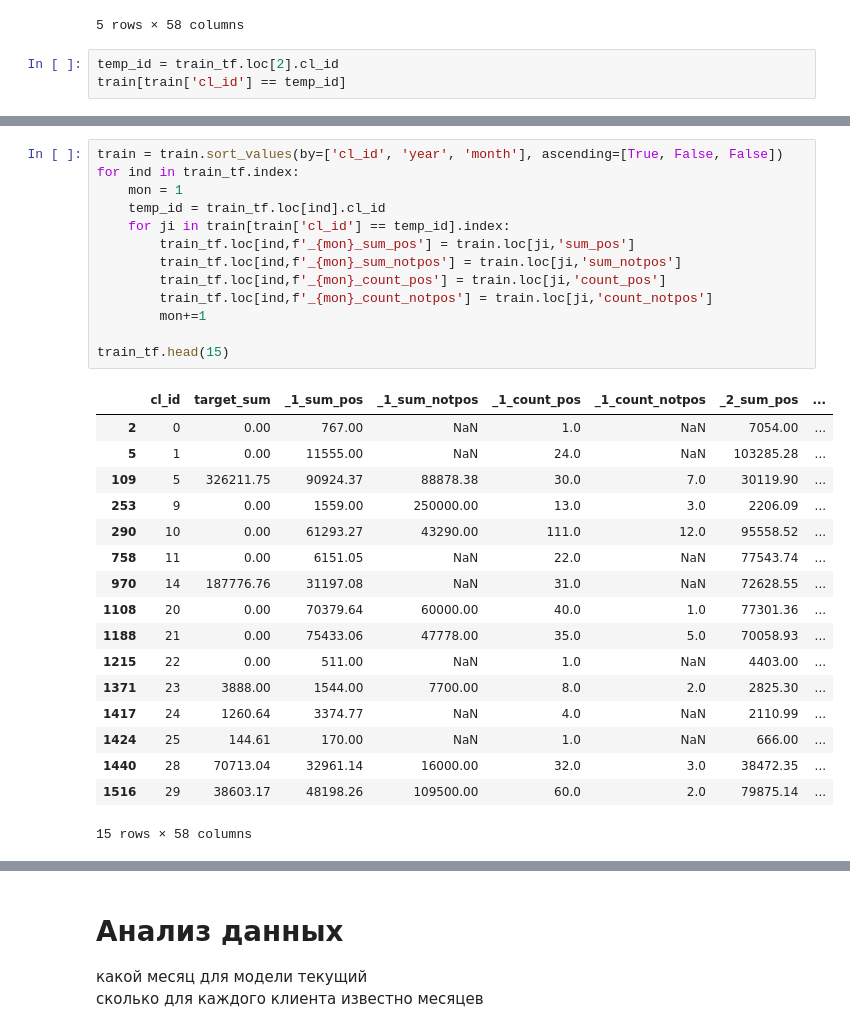
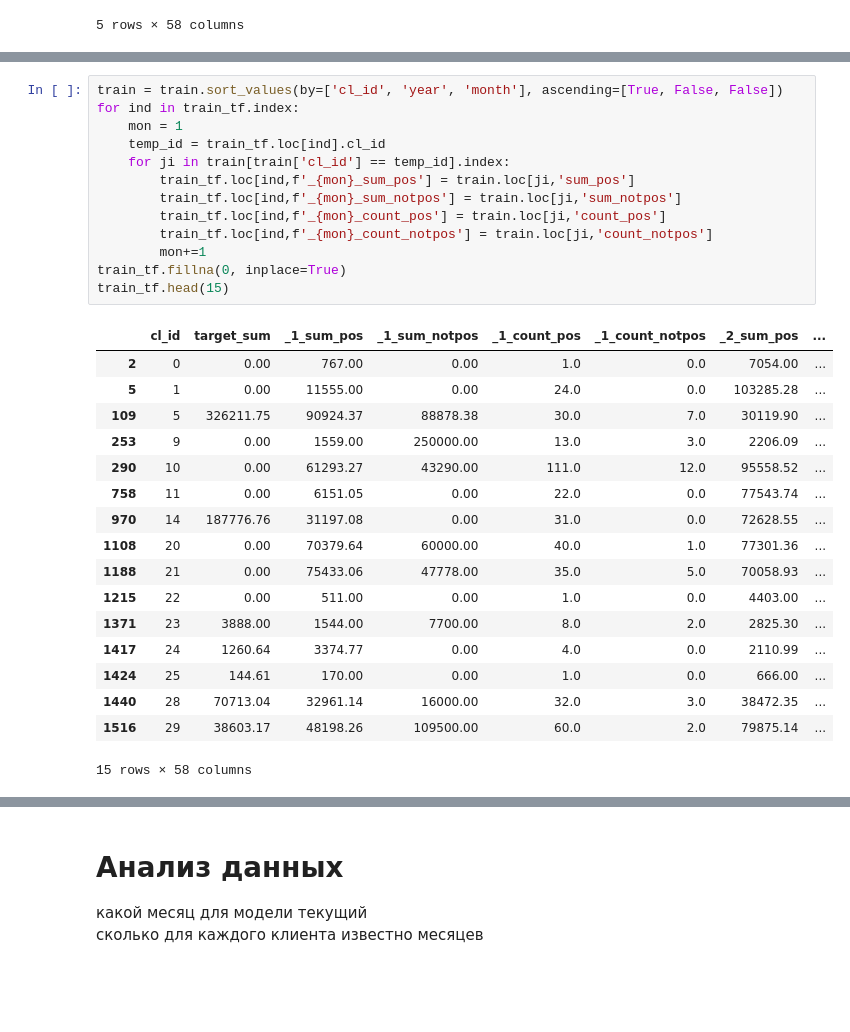
Before and after one commit to Hitriihoma/Machine-learning-course-task, a Jupyter notebook: Zubarev ML.ipynb, the cells around one changed output, grey strips where cells are left out. Cells and saved outputs as stored; diff of their text form; blank space fills up the shorter version.

```diff
--- a/Zubarev ML.ipynb
+++ b/Zubarev ML.ipynb
@@ -168,6 +171,3 @@ train_tf.head()
 | 253 | 9 | 0.00 | NaN | NaN | NaN | NaN | NaN | ... |
 | 290 | 10 | 0.00 | NaN | NaN | NaN | NaN | NaN | ... |
 5 rows × 58 columns
-# %%
-temp_id = train_tf.loc[2].cl_id
-train[train['cl_id'] == temp_id]
@@ -187,31 +174,31 @@ train_tf.iloc[0:5,0:15]
 # %%
 train = train.sort_values(by=['cl_id', 'year', 'month'], ascending=[True, False, False])
 for ind in train_tf.index:
     mon = 1
     temp_id = train_tf.loc[ind].cl_id
     for ji in train[train['cl_id'] == temp_id].index:
         train_tf.loc[ind,f'_{mon}_sum_pos'] = train.loc[ji,'sum_pos']
         train_tf.loc[ind,f'_{mon}_sum_notpos'] = train.loc[ji,'sum_notpos']
         train_tf.loc[ind,f'_{mon}_count_pos'] = train.loc[ji,'count_pos']
         train_tf.loc[ind,f'_{mon}_count_notpos'] = train.loc[ji,'count_notpos']
         mon+=1
-
+train_tf.fillna(0, inplace=True)
 train_tf.head(15)
 # %% [output]
 |  | cl_id | target_sum | _1_sum_pos | _1_sum_notpos | _1_count_pos | _1_count_notpos | _2_sum_pos | ... |
-| 2 | 0 | 0.00 | 767.00 | NaN | 1.0 | NaN | 7054.00 | ... |
-| 5 | 1 | 0.00 | 11555.00 | NaN | 24.0 | NaN | 103285.28 | ... |
+| 2 | 0 | 0.00 | 767.00 | 0.00 | 1.0 | 0.0 | 7054.00 | ... |
+| 5 | 1 | 0.00 | 11555.00 | 0.00 | 24.0 | 0.0 | 103285.28 | ... |
 | 109 | 5 | 326211.75 | 90924.37 | 88878.38 | 30.0 | 7.0 | 30119.90 | ... |
 | 253 | 9 | 0.00 | 1559.00 | 250000.00 | 13.0 | 3.0 | 2206.09 | ... |
 | 290 | 10 | 0.00 | 61293.27 | 43290.00 | 111.0 | 12.0 | 95558.52 | ... |
-| 758 | 11 | 0.00 | 6151.05 | NaN | 22.0 | NaN | 77543.74 | ... |
-| 970 | 14 | 187776.76 | 31197.08 | NaN | 31.0 | NaN | 72628.55 | ... |
+| 758 | 11 | 0.00 | 6151.05 | 0.00 | 22.0 | 0.0 | 77543.74 | ... |
+| 970 | 14 | 187776.76 | 31197.08 | 0.00 | 31.0 | 0.0 | 72628.55 | ... |
 | 1108 | 20 | 0.00 | 70379.64 | 60000.00 | 40.0 | 1.0 | 77301.36 | ... |
 | 1188 | 21 | 0.00 | 75433.06 | 47778.00 | 35.0 | 5.0 | 70058.93 | ... |
-| 1215 | 22 | 0.00 | 511.00 | NaN | 1.0 | NaN | 4403.00 | ... |
+| 1215 | 22 | 0.00 | 511.00 | 0.00 | 1.0 | 0.0 | 4403.00 | ... |
 | 1371 | 23 | 3888.00 | 1544.00 | 7700.00 | 8.0 | 2.0 | 2825.30 | ... |
-| 1417 | 24 | 1260.64 | 3374.77 | NaN | 4.0 | NaN | 2110.99 | ... |
-| 1424 | 25 | 144.61 | 170.00 | NaN | 1.0 | NaN | 666.00 | ... |
+| 1417 | 24 | 1260.64 | 3374.77 | 0.00 | 4.0 | 0.0 | 2110.99 | ... |
+| 1424 | 25 | 144.61 | 170.00 | 0.00 | 1.0 | 0.0 | 666.00 | ... |
 | 1440 | 28 | 70713.04 | 32961.14 | 16000.00 | 32.0 | 3.0 | 38472.35 | ... |
 | 1516 | 29 | 38603.17 | 48198.26 | 109500.00 | 60.0 | 2.0 | 79875.14 | ... |
 15 rows × 58 columns
```
Also changed, not shown: parts of 22 cells of this notebook.
